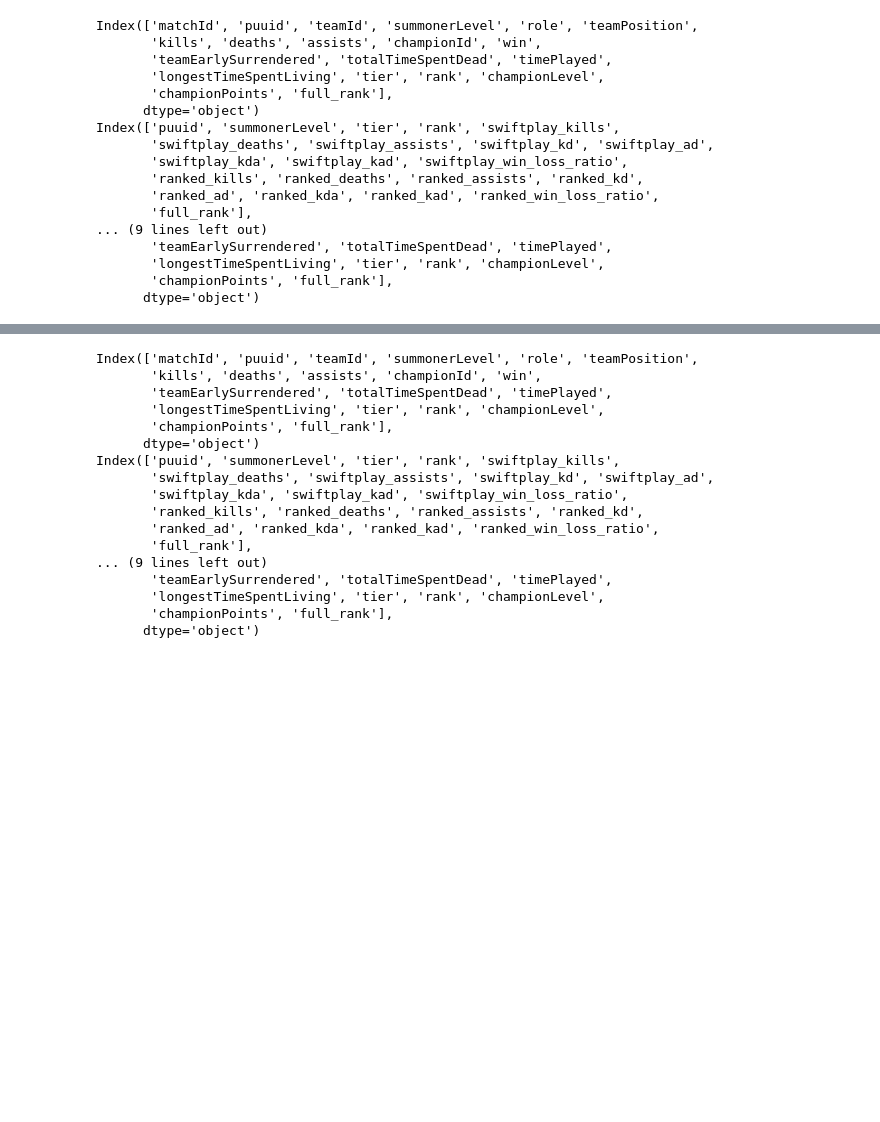
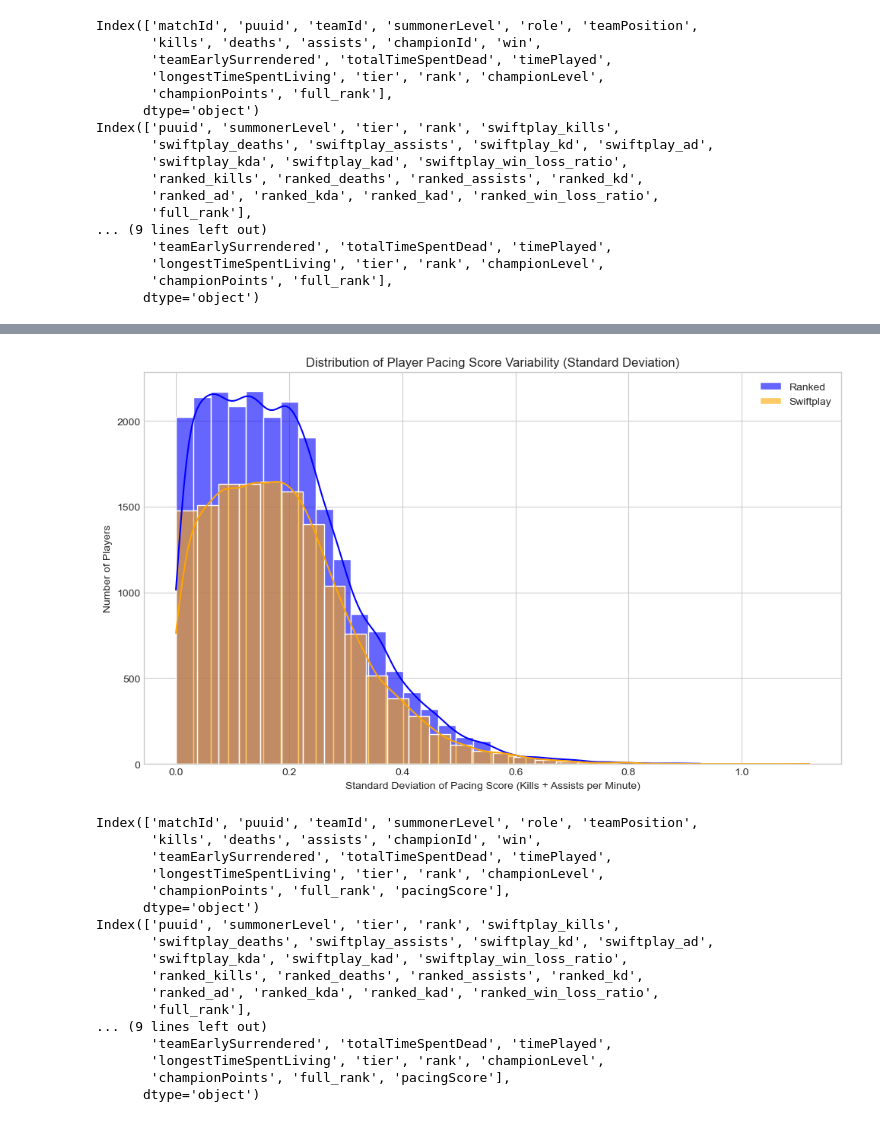
Before and after one commit to mdcUM/swiftplay-analysis, a Jupyter notebook: speed_and_duration_analysis.ipynb, the cells around one changed output, grey strips where cells are left out. Drawn from its saved outputs; the diff is of its cells as text; code cells hidden in the pictures; blank space fills up the shorter version.

```diff
--- a/speed_and_duration_analysis.ipynb
+++ b/speed_and_duration_analysis.ipynb
@@ -369,3 +435,58 @@ plt.show()
+# %%
+import pandas as pd
+import seaborn as sns
+import matplotlib.pyplot as plt
+
+# Load datasets
+player_data, rank_match_data, rank_player_match_data, swift_match_data, swift_player_match_data = get_all_data()
+
+# Remove entries with timePlayed = 0 to avoid divide-by-zero errors
+rank_player_match_data = rank_player_match_data[rank_player_match_data["timePlayed"] > 0]
+swift_player_match_data = swift_player_match_data[swift_player_match_data["timePlayed"] > 0]
+
+# Compute pacing score: (kills + assists) per minute
+rank_player_match_data["pacingScore"] = (
+    (rank_player_match_data["kills"] + rank_player_match_data["assists"]) /
+    (rank_player_match_data["timePlayed"] / 60)
+)
+
+swift_player_match_data["pacingScore"] = (
+    (swift_player_match_data["kills"] + swift_player_match_data["assists"]) /
+    (swift_player_match_data["timePlayed"] / 60)
+)
+
+# Group by player and compute standard deviation of pacing score (i.e. consistency)
+ranked_consistency = rank_player_match_data.groupby("puuid")["pacingScore"].std().reset_index()
+ranked_consistency.columns = ["puuid", "std_pacing_ranked"]
+ranked_consistency["mode"] = "Ranked"
+
+swift_consistency = swift_player_match_data.groupby("puuid")["pacingScore"].std().reset_index()
+swift_consistency.columns = ["puuid", "std_pacing_swift"]
+swift_consistency["mode"] = "Swiftplay"
+
+# Optional: combine to see players across both modes
+combined_consistency = pd.merge(
+    ranked_consistency[["puuid", "std_pacing_ranked"]],
+    swift_consistency[["puuid", "std_pacing_swift"]],
+    on="puuid",
+    how="outer"
+)
+
+# Plot distribution of standard deviation (pacing consistency)
+plt.figure(figsize=(10, 6))
+sns.histplot(ranked_consistency["std_pacing_ranked"].dropna(), kde=True, bins=30,
+             color="blue", label="Ranked", alpha=0.6)
+sns.histplot(swift_consistency["std_pacing_swift"].dropna(), kde=True, bins=30,
+             color="orange", label="Swiftplay", alpha=0.6)
+
+plt.title("Distribution of Player Pacing Score Variability (Standard Deviation)")
+plt.xlabel("Standard Deviation of Pacing Score (Kills + Assists per Minute)")
+plt.ylabel("Number of Players")
+plt.legend()
+plt.tight_layout()
+plt.show()
+# %% [output]
+[figure, added]
 # %%
 print(rank_player_match_data.columns)
 print(player_data.columns)
@@ -377,7 +498,7 @@ Index(['matchId', 'puuid', 'teamId', 'summonerLevel', 'role', 'teamPosition',
        'kills', 'deaths', 'assists', 'championId', 'win',
        'teamEarlySurrendered', 'totalTimeSpentDead', 'timePlayed',
        'longestTimeSpentLiving', 'tier', 'rank', 'championLevel',
-       'championPoints', 'full_rank'],
+       'championPoints', 'full_rank', 'pacingScore'],
       dtype='object')
 Index(['puuid', 'summonerLevel', 'tier', 'rank', 'swiftplay_kills',
        'swiftplay_deaths', 'swiftplay_assists', 'swiftplay_kd', 'swiftplay_ad',
@@ -388,5 +509,5 @@ Index(['puuid', 'summonerLevel', 'tier', 'rank', 'swiftplay_kills',
 ... (9 lines left out)
        'teamEarlySurrendered', 'totalTimeSpentDead', 'timePlayed',
        'longestTimeSpentLiving', 'tier', 'rank', 'championLevel',
-       'championPoints', 'full_rank'],
+       'championPoints', 'full_rank', 'pacingScore'],
       dtype='object')
```
Also changed, not shown: parts of 6 cells of this notebook.
